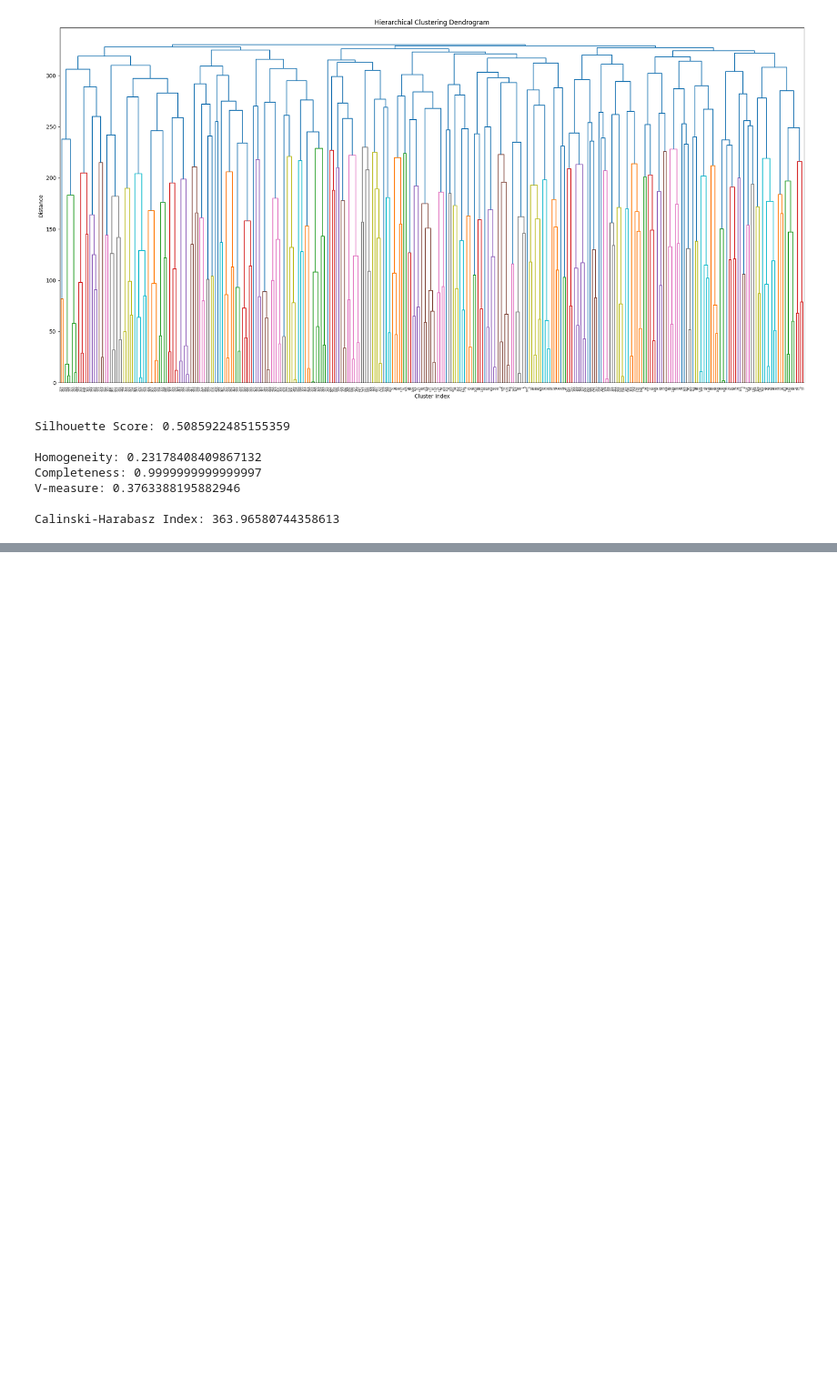
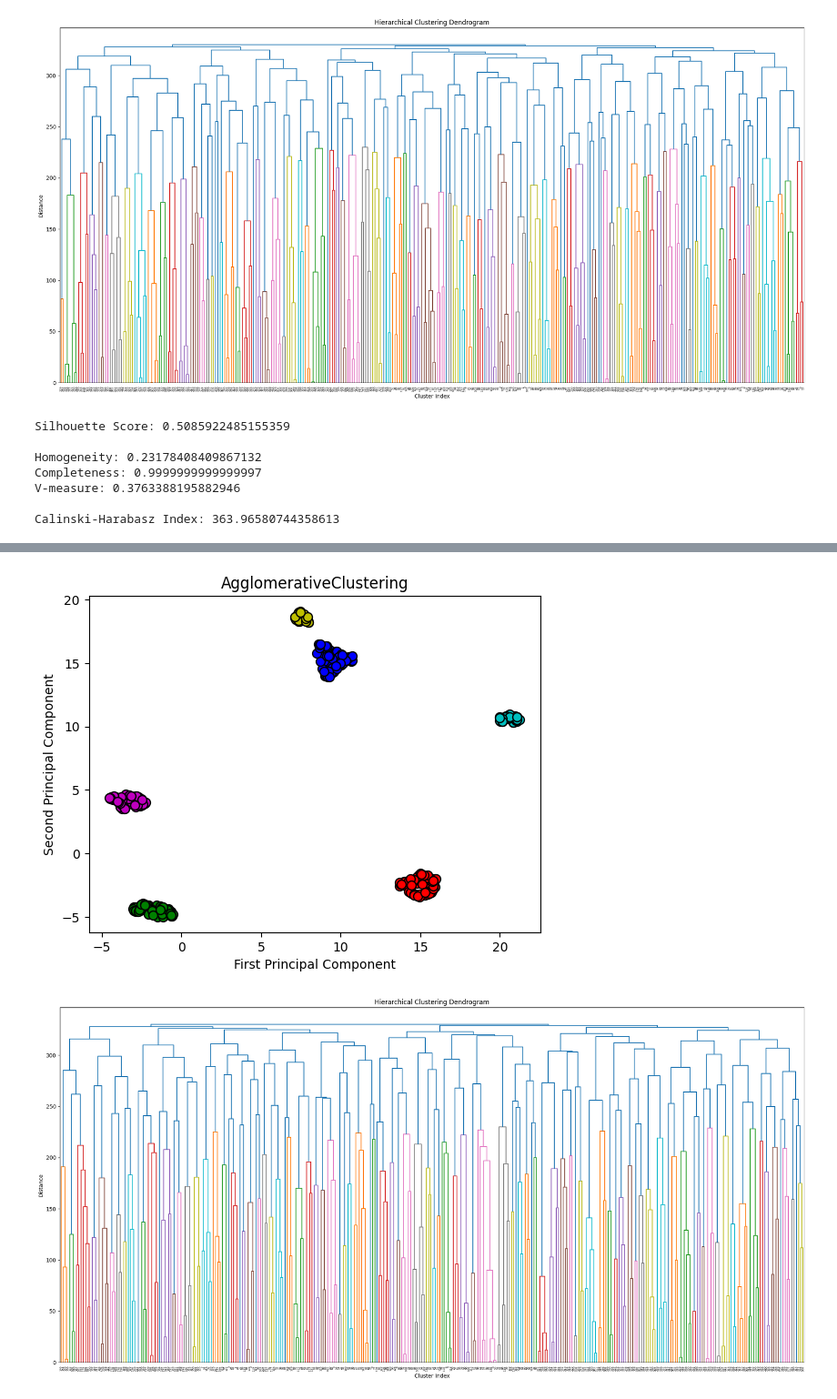
Before and after one commit to InnerShadow/DS, a Jupyter notebook: HW2/Clustering.ipynb, the cells around one changed output, grey strips where cells are left out. Shown at 91% size. Drawn from its saved outputs; the diff is of its cells as text; code cells hidden in the pictures; blank space fills up the shorter version.

```diff
--- a/HW2/Clustering.ipynb
+++ b/HW2/Clustering.ipynb
@@ -220,0 +322,44 @@ Calinski-Harabasz Index: 363.96580744358613
+# %%
+# DBSCAN shows 6 clusters now
+
+clusters_num = 6
+
+clustering = AgglomerativeClustering(n_clusters = clusters_num, linkage = "ward", affinity = 'euclidean')
+
+x_pr = clustering.fit_predict(penguins_umap)
+
+for c, n in zip(cycle('bgrcmy'), range(clusters_num)):
+    clst = np.array(penguins_umap[x_pr == n]).T
+    plt.scatter(clst[0], clst[1], cmap = "viridis", s = 50, marker = 'o', edgecolors = 'black', c = c)
+
+plt.title('AgglomerativeClustering')
+plt.xlabel("First Principal Component")
+plt.ylabel("Second Principal Component")
+plt.show()
+
+# Get dendrogram
+plt.figure(figsize = (25, 12))
+
+# Children of hierarchical clustering
+children = clustering.children_
+
+# Distances between each pair of children
+distance = np.arange(children.shape[0])
+
+# The number of observations contained in each cluster level
+no_of_observations = np.arange(2, children.shape[0] + 2)
+
+# Create linkage matrix and then plot the dendrogram
+linkage_matrix = np.column_stack([children, distance, no_of_observations]).astype(float)
+
+# Plot the corresponding dendrogram
+dendrogram(linkage_matrix)
+
+plt.title('Hierarchical Clustering Dendrogram')
+plt.xlabel('Cluster Index')
+plt.ylabel('Distance')
+
+plt.show()
+# %% [output]
+[figure, added]
+[figure, added]
```
Also changed, not shown: parts of 21 cells of this notebook, 1 other file.
